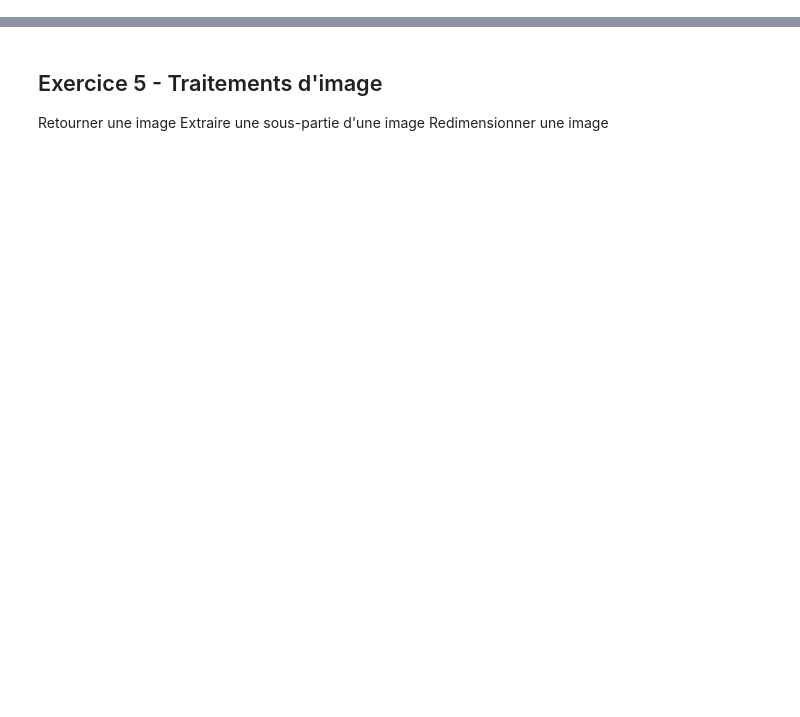
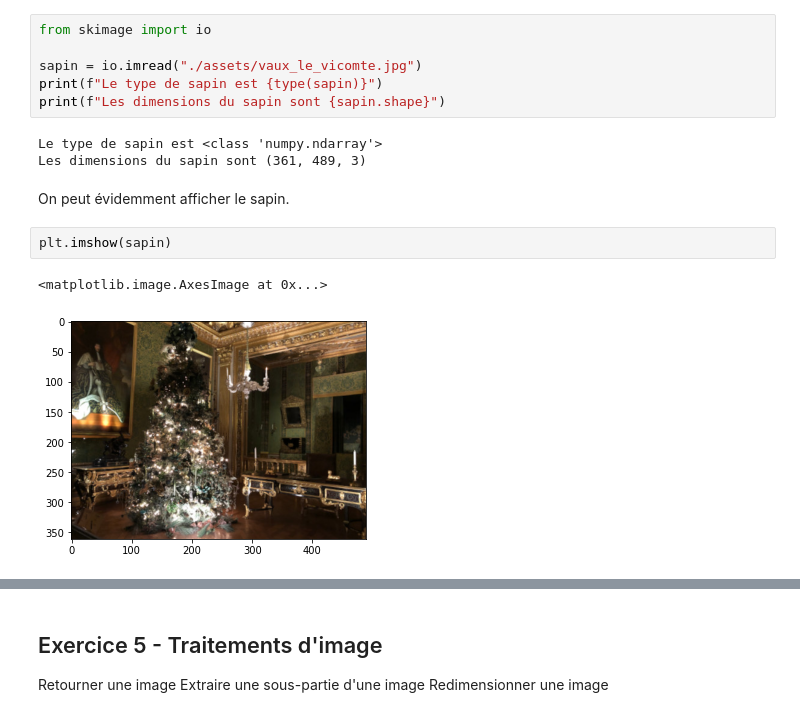
Before and after one commit to loic-yvonnet/algo-appliquee, a Jupyter notebook: cours/10-python-avance/work-assignment-21.ipynb, the cells around one changed output, grey strips where cells are left out. Drawn from its saved outputs; the diff is of its cells as text; blank space fills up the shorter version.

```diff
--- a/cours/10-python-avance/work-assignment-21.ipynb
+++ b/cours/10-python-avance/work-assignment-21.ipynb
@@ -30,0 +276,16 @@ Utilisez numpy pour refaire la multiplication matricielle, la transformée de ma
+# %%
+from skimage import io
+
+sapin = io.imread("./assets/vaux_le_vicomte.jpg")
+print(f"Le type de sapin est {type(sapin)}")
+print(f"Les dimensions du sapin sont {sapin.shape}")
+# %% [output]
+Le type de sapin est <class 'numpy.ndarray'>
+Les dimensions du sapin sont (361, 489, 3)
+# %% [markdown]
+On peut évidemment afficher le sapin.
+# %%
+plt.imshow(sapin)
+# %% [output]
+<matplotlib.image.AxesImage at 0x...>
+[figure, added]
```
Also changed, not shown: parts of 62 cells of this notebook, 1 other file.
